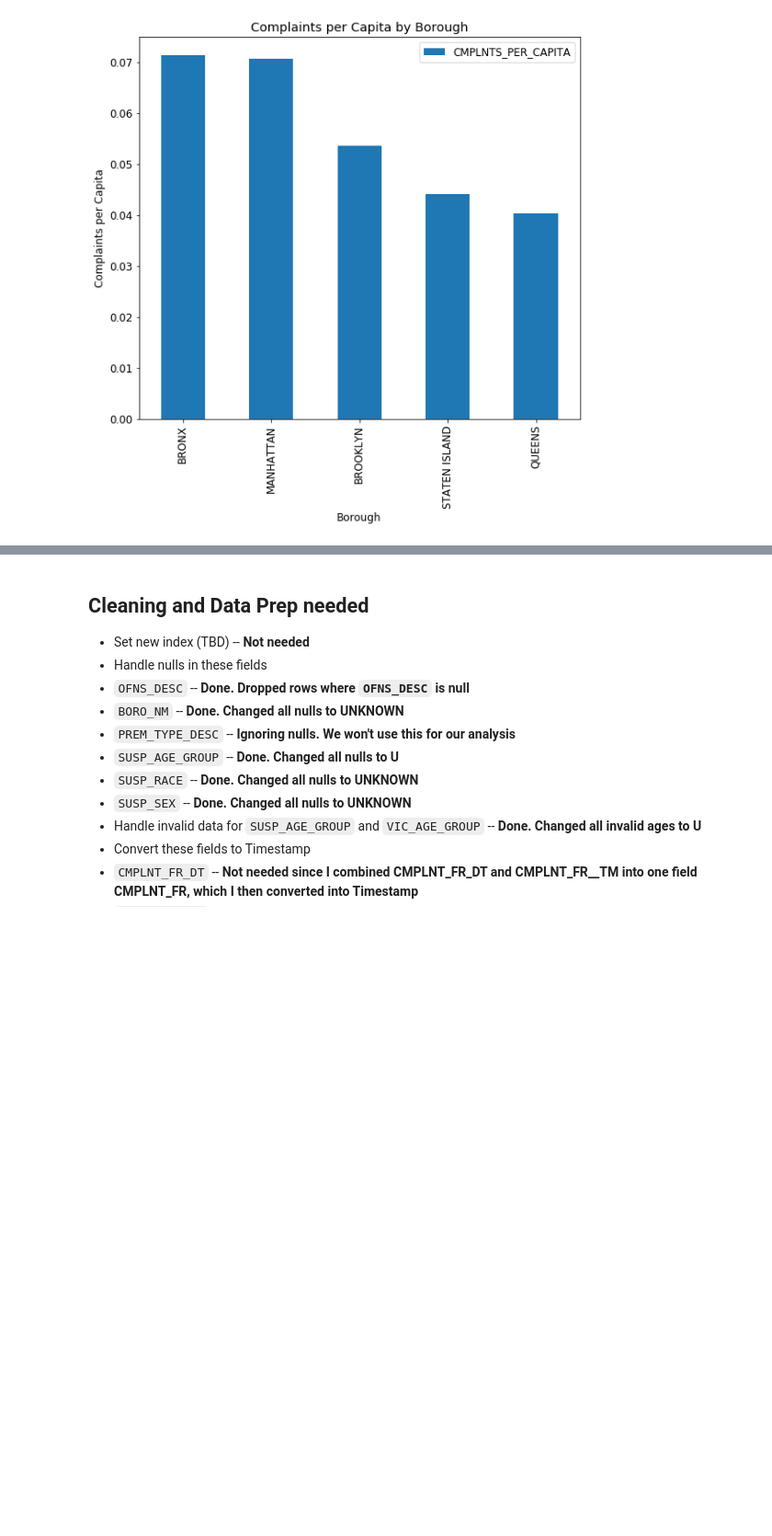
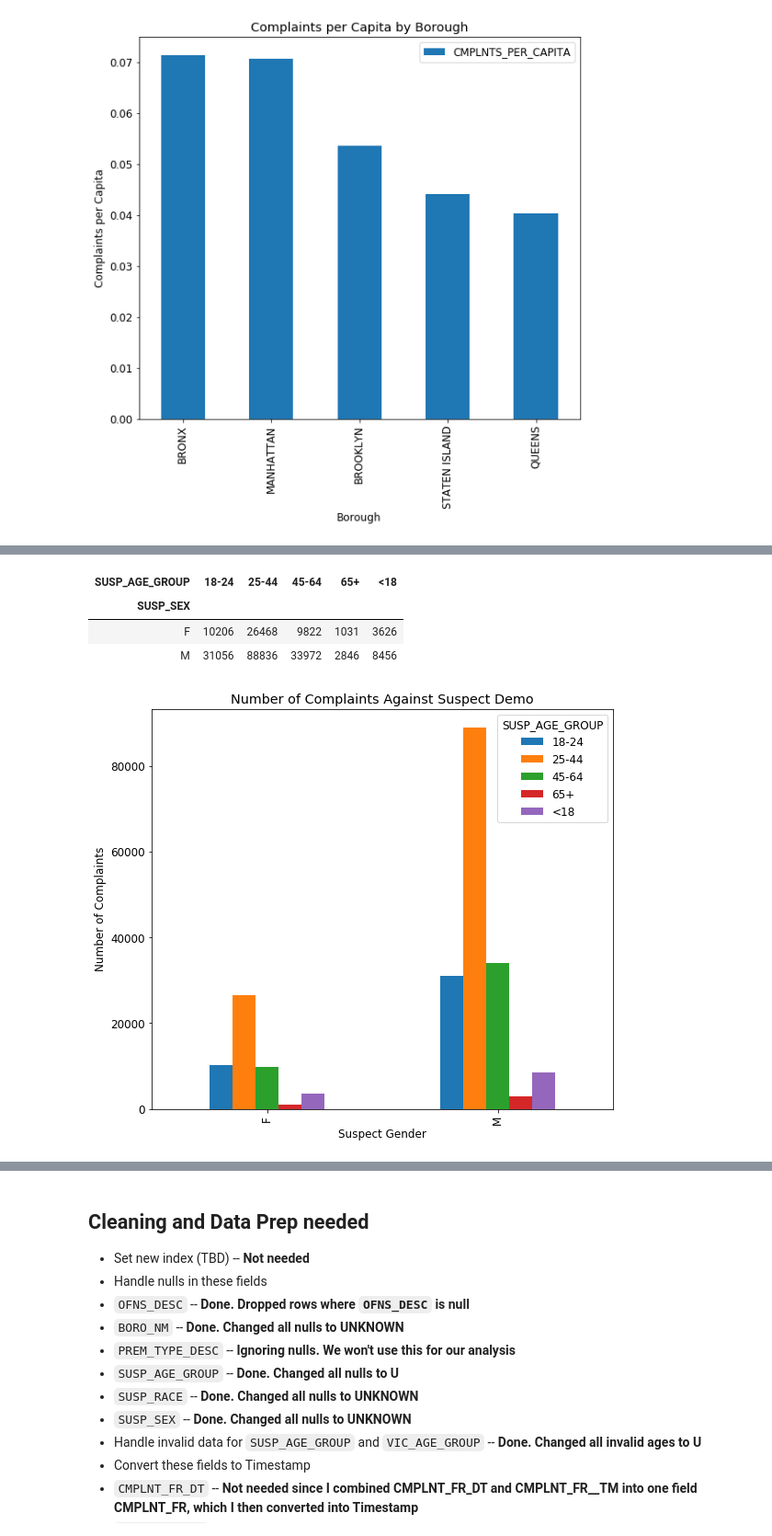
Before and after one commit to gpaet05/nypd-complaints, a Jupyter notebook: eda.ipynb, the cells around one changed output, grey strips where cells are left out. Shown at 92% size. Cells and saved outputs as stored; diff of their text form; code cells hidden in the pictures; blank space fills up the shorter version.

```diff
--- a/eda.ipynb
+++ b/eda.ipynb
@@ -1251,0 +1360,3 @@ nypd.hist();
+# %%
+susp_demo_2 = nypd[(nypd['SUSP_SEX'] != 'U') & \
+                 (nypd['SUSP_AGE_GROUP'] != 'UNKNOWN')].copy()
@@ -1251,0 +1367,4 @@ nypd.hist();
+# %%
+susp_grouped_demo_2 = susp_demo_2.groupby(['SUSP_SEX', \
+                                       'SUSP_AGE_GROUP']). \
+                                        CMPLNT_NUM.count()
@@ -1251,0 +1390,16 @@ nypd.hist();
+# %%
+susp_grouped_demo_2 = susp_grouped_demo_2.unstack()
+# %%
+susp_grouped_demo_2
+# %% [output]
+| SUSP_AGE_GROUP | 18-24 | 25-44 | 45-64 | 65+ | <18 |
+| SUSP_SEX |  |  |  |  |  |
+| F | 10206 | 26468 | 9822 | 1031 | 3626 |
+| M | 31056 | 88836 | 33972 | 2846 | 8456 |
+# %%
+susp_grouped_demo_2.plot(kind='bar')
+plt.ylabel('Number of Complaints')
+plt.xlabel('Suspect Gender')
+plt.title('Number of Complaints Against Suspect Demo');
+# %% [output]
+[figure, added]
```
Also changed, not shown: parts of 32 cells of this notebook.
